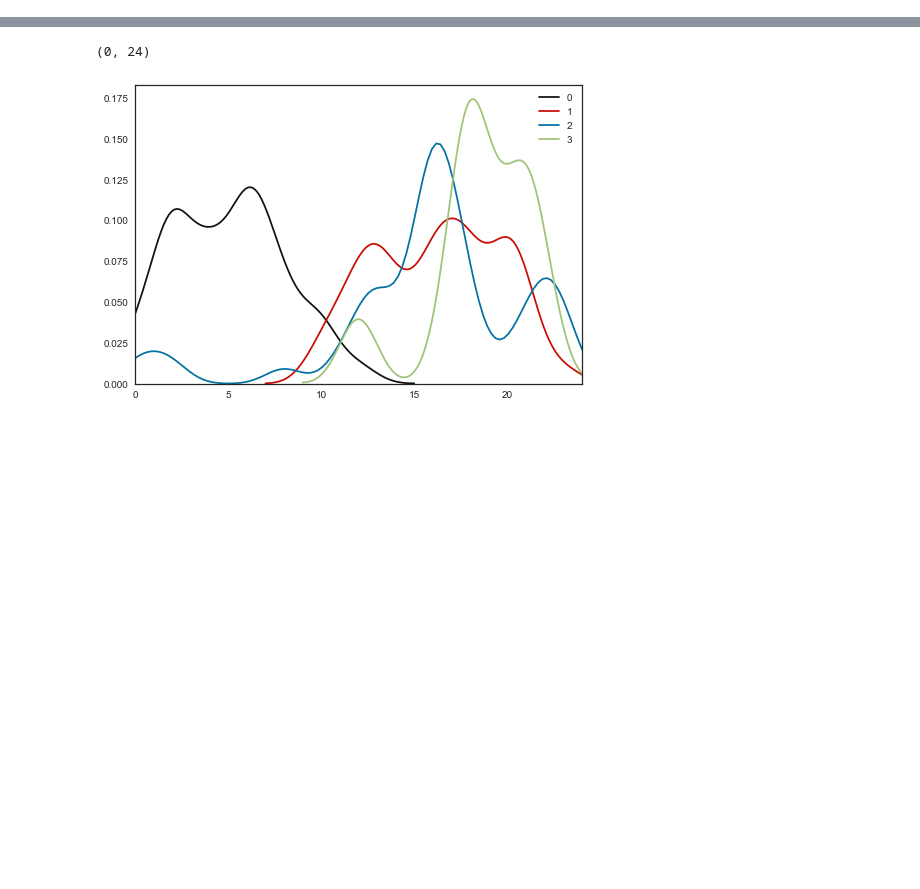
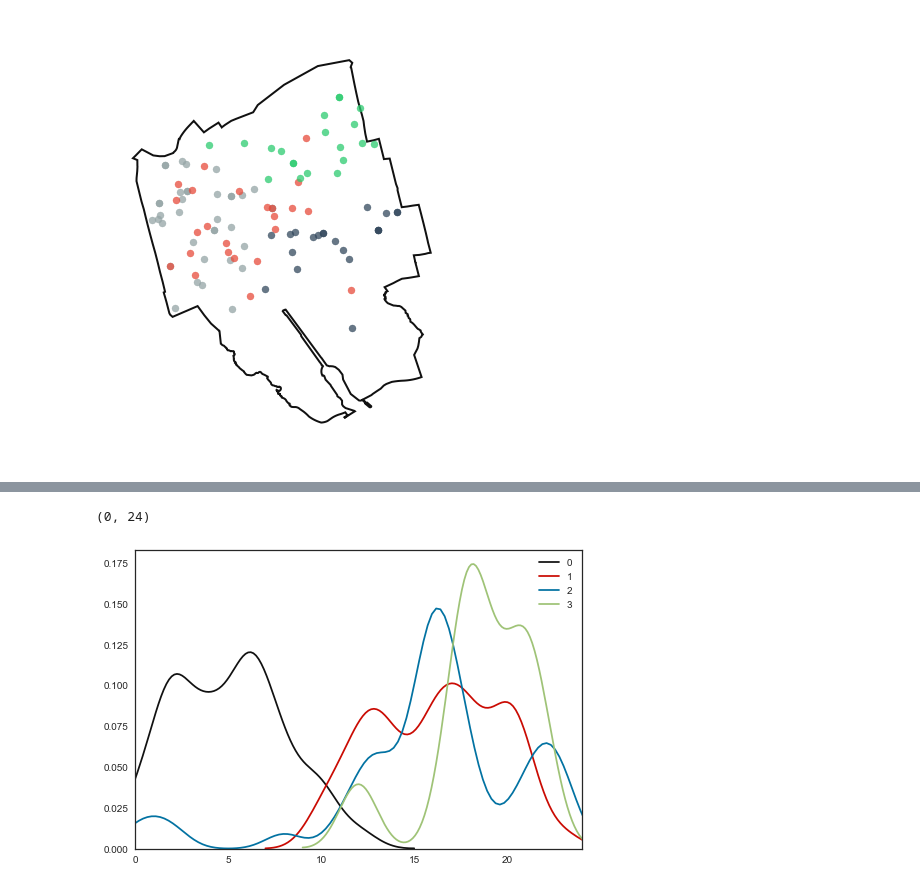
Before and after one commit to ta-data-lis/final-project, a Jupyter notebook: your-project/burglary.ipynb, the cells around one changed output, grey strips where cells are left out. Drawn from its saved outputs; the diff is of its cells as text; code cells hidden in the pictures; blank space fills up the shorter version.

```diff
--- a/your-project/burglary.ipynb
+++ b/your-project/burglary.ipynb
@@ -62,7 +217,7 @@ See the caveats in the documentation: http://pandas.pydata.org/pandas-docs/stabl
 # %%
-start_date = '2017-08-01'
+start_date = '2017-09-01'
 end_date = '2017-12-31'
 precinct = 75
-n_clusters = 6
+n_clusters = 4
 # %%
 subselection = ds[(ds.date > start_date) & (ds.date < end_date) & (ds.precinct == precinct)]
@@ -69,13 +226,16 @@ subselection = ds[(ds.date > start_date) & (ds.date < end_date) & (ds.precinct =
 # %%
-def make_clusters(data, nclusters):
+def make_clusters(data, n):
 
     data = data[['latitude', 'longitude', 'time']]
     stdscaler = StandardScaler()
     features = stdscaler.fit_transform(data)
-    #cluster = KMeans(n_clusters)
-    cluster = AgglomerativeClustering(n_clusters)
+    cluster = KMeans(n)
+    #cluster = AgglomerativeClustering(n)
     model = cluster.fit(features)
 
-    return model.labels_
+    # re-label so that cluster 0 is always the largest and so on.
+    data['labels'] = model.labels_
+    re_labeling = data.labels.value_counts().reset_index()['index']
+    data['new_labels'] = data['labels'].replace(list(re_labeling.values), list(re_labeling.index))
+
+    return data.new_labels.values
-# %%
-subselection['k_clusters'] = make_clusters(subselection, 4)
@@ -175,0 +242,3 @@ def get_level(contour, n):
+# %%
+# run clustering algorithm and get labels
+subselection['labels'] = make_clusters(subselection, n_clusters)
@@ -175,0 +251,4 @@ def get_level(contour, n):
+# %%
+view_clusters(clean_map, subselection)
+# %% [output]
+[figure, added]
```
Also changed, not shown: parts of 32 cells of this notebook.
